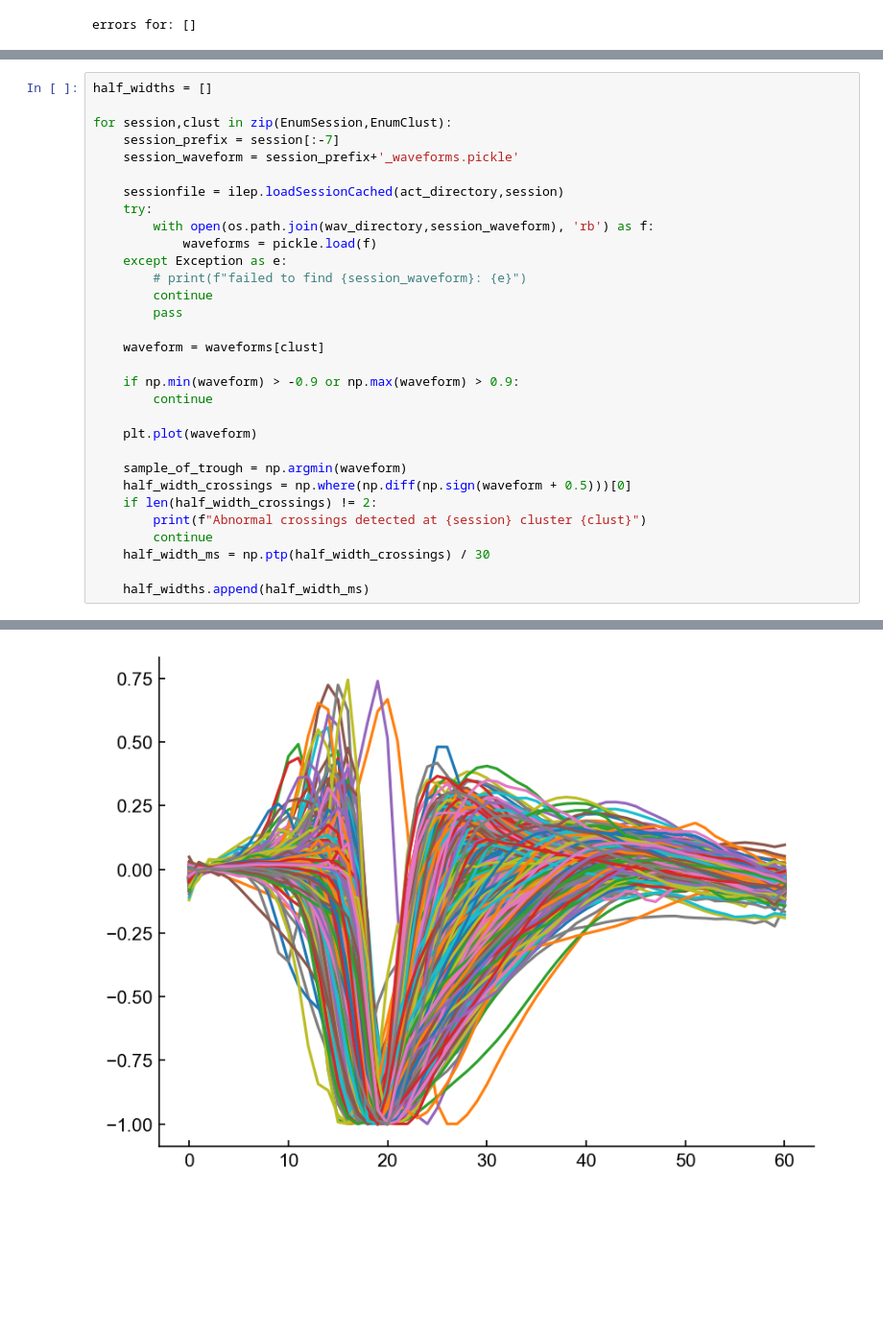
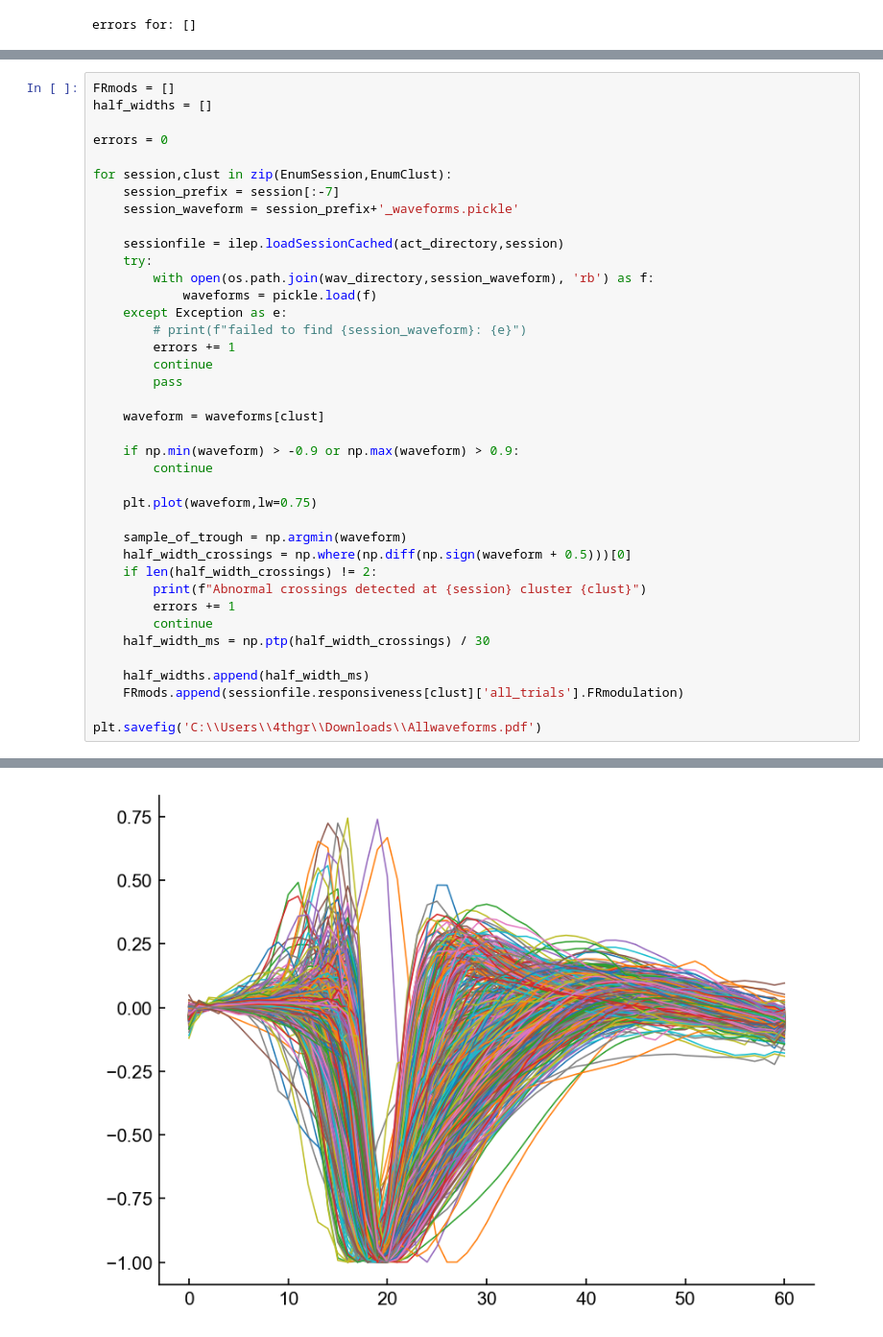
Before and after one commit to InsanallyLab/TothSidleck2024, a Jupyter notebook: Notebooks/Reviewer 1/Waveforms CR NCR.ipynb, the cells around one changed output, grey strips where cells are left out. Shown at 96% size. Cells and saved outputs as stored; diff of their text form; blank space fills up the shorter version.

```diff
--- a/Notebooks/Reviewer 1/Waveforms CR NCR.ipynb
+++ b/Notebooks/Reviewer 1/Waveforms CR NCR.ipynb
@@ -201,34 +218,42 @@ errors for: []
 # %%
+FRmods = []
 half_widths = []
+
+errors = 0
 
 for session,clust in zip(EnumSession,EnumClust):
     session_prefix = session[:-7]
     session_waveform = session_prefix+'_waveforms.pickle'
 
     sessionfile = ilep.loadSessionCached(act_directory,session)
     try:
         with open(os.path.join(wav_directory,session_waveform), 'rb') as f:
             waveforms = pickle.load(f)
     except Exception as e:
         # print(f"failed to find {session_waveform}: {e}")
+        errors += 1
         continue
         pass
 
     waveform = waveforms[clust]
 
     if np.min(waveform) > -0.9 or np.max(waveform) > 0.9:
         continue
 
-    plt.plot(waveform)
+    plt.plot(waveform,lw=0.75)
 
     sample_of_trough = np.argmin(waveform)
     half_width_crossings = np.where(np.diff(np.sign(waveform + 0.5)))[0]
     if len(half_width_crossings) != 2:
         print(f"Abnormal crossings detected at {session} cluster {clust}")
+        errors += 1
         continue
     half_width_ms = np.ptp(half_width_crossings) / 30
 
     half_widths.append(half_width_ms)
+    FRmods.append(sessionfile.responsiveness[clust]['all_trials'].FRmodulation)
+
+plt.savefig('C:\\Users\\4thgr\\Downloads\\Allwaveforms.pdf')
 # %% [output]
 Abnormal crossings detected at BS_42_6_AC.pickle cluster 73
-[figure, old version]
+[figure, new version]
```
Also changed, not shown: parts of 42 cells of this notebook, 9 other files.
